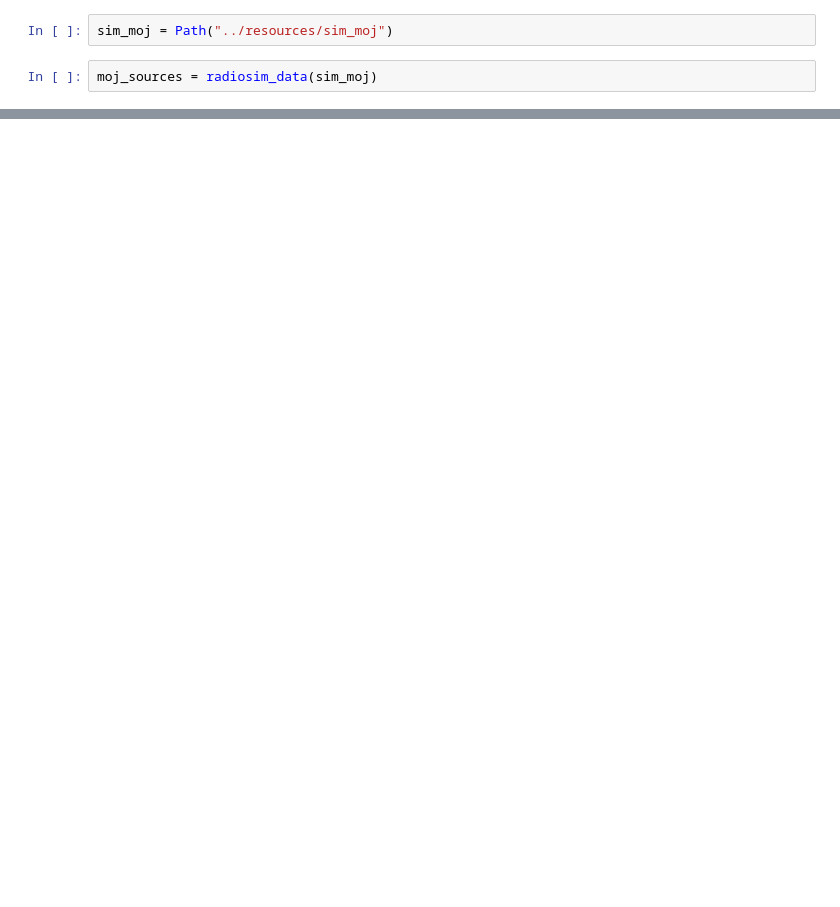
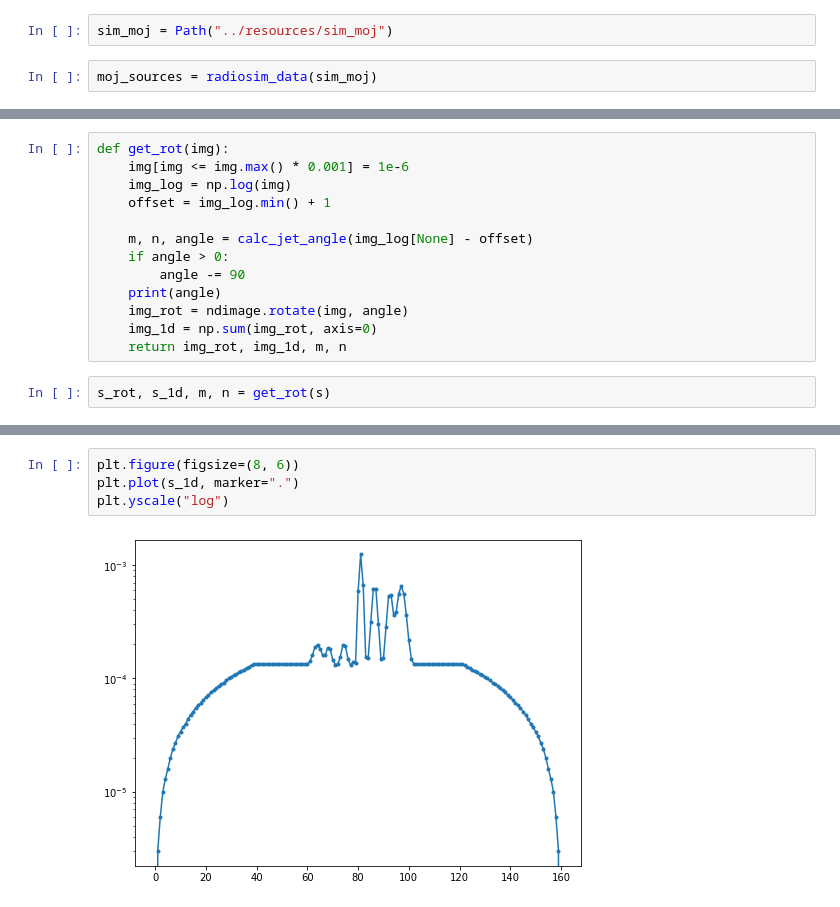
Before and after one commit to radionets-project/evaluation_routines, a Jupyter notebook: nbs/jet_structure.ipynb, the cells around one changed output, grey strips where cells are left out. Saved outputs shown, nothing was run; the diff lists cells and outputs as text; blank space fills up the shorter version.

```diff
--- a/nbs/jet_structure.ipynb
+++ b/nbs/jet_structure.ipynb
@@ -7,0 +23,15 @@ moj_sources = radiosim_data(sim_moj)
+# %%
+def get_rot(img):
+    img[img <= img.max() * 0.001] = 1e-6
+    img_log = np.log(img)
+    offset = img_log.min() + 1
+
+    m, n, angle = calc_jet_angle(img_log[None] - offset)
+    if angle > 0:
+        angle -= 90
+    print(angle)
+    img_rot = ndimage.rotate(img, angle)
+    img_1d = np.sum(img_rot, axis=0)
+    return img_rot, img_1d, m, n
+# %%
+s_rot, s_1d, m, n = get_rot(s)
@@ -7,0 +48,6 @@ moj_sources = radiosim_data(sim_moj)
+# %%
+plt.figure(figsize=(8, 6))
+plt.plot(s_1d, marker=".")
+plt.yscale("log")
+# %% [output]
+[figure, added]
```
Also changed, not shown: parts of 10 cells of this notebook.
